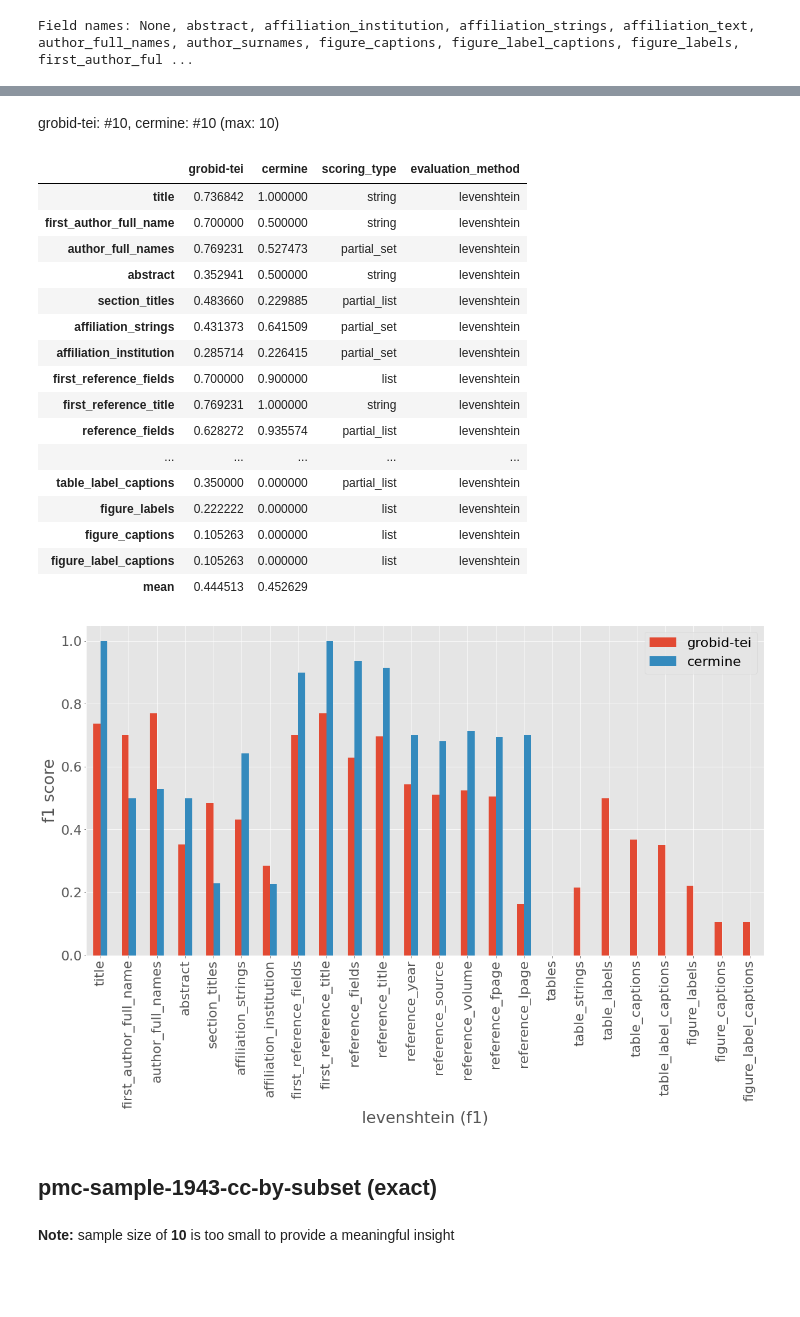
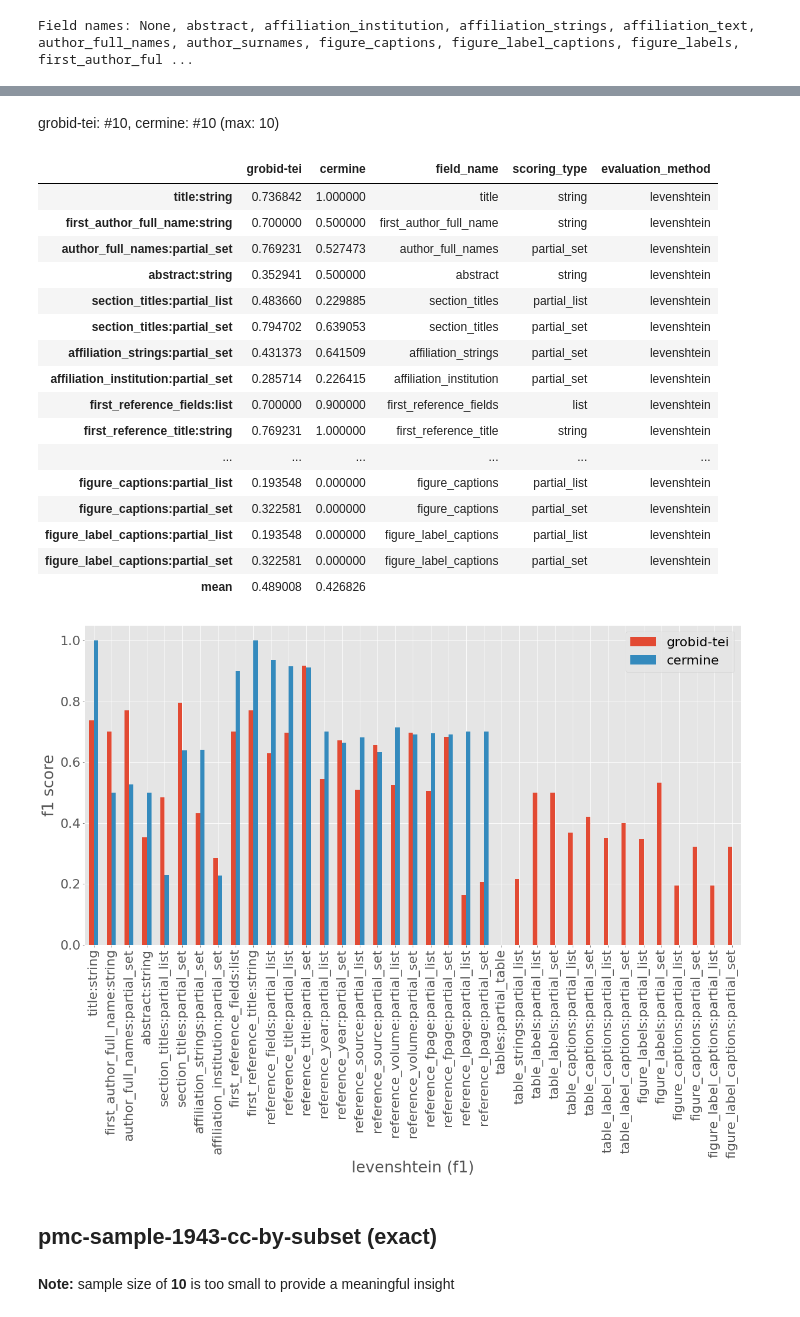
Before and after one commit to elifesciences/sciencebeam-judge, a Jupyter notebook: notebooks/conversion-results-summary.ipynb, the cells around one changed output, grey strips where cells are left out. Cells and saved outputs as stored; diff of their text form; code cells hidden in the pictures; blank space fills up the shorter version.

Commit message:
updated notebooks to handle multiple scoring types

```diff
--- a/notebooks/conversion-results-summary.ipynb
+++ b/notebooks/conversion-results-summary.ipynb
@@ -166,7 +167,11 @@ def load_result_map(all_result_paths, filename):
     for name, result_path in all_result_paths:
         full_filename = retrieve_local_copy_if_remote(os.path.join(result_path, filename))
         printmd('**Timestamp:** %s (%s)' % (datetime.fromtimestamp(os.path.getmtime(full_filename)), name))
-        df_map[name] = pd.read_csv(full_filename)
+        df = pd.read_csv(full_filename)
+        df['field_name_scoring_type'] = df['field_name'].str.cat(
+            df['scoring_type'], sep=':'
+        )
+        df_map[name] = df
         if show_tables:
             display(df_map[name].head(3))
     return df_map
@@ -205,6 +210,25 @@ def highlight_max(s):
     return ['font-weight: bold' if v else '' for v in is_max]
 
 
+def to_sorted_field_name_scoring_types(
+        field_name_scoring_types: List[str],
+        field_names: List[str]) -> List[str]:
+    available_field_name_scoring_types_map = {}
+    for field_name_scoring_type in sorted(field_name_scoring_types):
+        field_name = field_name_scoring_type.split(':')[0]
+        available_field_name_scoring_types_map.setdefault(field_name, []).append(
+            field_name_scoring_type
+        )
+    return [
+        field_name_scoring_type
+        for field_name in field_names
+        for field_name_scoring_type in available_field_name_scoring_types_map.get(
+            field_name,
+            [field_name]
+        )
+    ]
+
+
 def show_field_summaries(
         field_summaries_label_and_df, evaluation_method, score_name, field_names,
         table_id):
@@ -215,7 +239,7 @@ def show_field_summaries(
         ]
 
     def convert_df(df):
-        return df.set_index('field_name')[score_name]
+        return df.set_index('field_name_scoring_type')[score_name]
 
     short_field_summaries_label_and_df = [(short_name(k), df) for k, df in field_summaries_label_and_df]
     field_summaries_df_by_label = dict(short_field_summaries_label_and_df)
@@ -224,14 +248,17 @@ def show_field_summaries(
 
     field_details_df = pd.concat(
         filtered_df_map.values()
-    )[['field_name', 'scoring_type', 'evaluation_method']].groupby(
-        'field_name'
+    )[['field_name', 'scoring_type', 'field_name_scoring_type', 'evaluation_method']].groupby(
+        'field_name_scoring_type'
     ).agg(lambda l: ', '.join(set(l)))
 
     field_summary_df = pd.DataFrame({
         k: convert_df(filtered_df_map[k])
         for k in labels
-    })[[short_name(k) for k, _ in field_summaries_label_and_df]].reindex(field_names)
+    })[[short_name(k) for k, _ in field_summaries_label_and_df]]
+    field_summary_df = field_summary_df.reindex(to_sorted_field_name_scoring_types(
+        field_summary_df.index, field_names
+    ))
 
     field_summary_table_df = field_summary_df.merge(field_details_df, left_index=True, right_index=True)
     field_summary_table_df = pd.concat([
@@ -261,51 +288,51 @@ def show_field_summaries(
     ax = field_summary_df.plot.bar(label='f1')
     plt.xlabel('%s (%s)' % (evaluation_method, score_name))
     plt.ylabel('f1 score')
     plt.ylim([0.0, 1.05])
     plt.show()
 
 
 all_field_summaries_label_and_df = [
     (name, summary_df_map[name] if name else None)
     for name in all_result_names
 ]
 
 for evaluation_method in evaluation_methods:
     for prefix in distinct_dataset_names:
         printmd('## %s (%s)' % (prefix, evaluation_method))
         show_field_summaries(
             [
                 (name, df)
                 for name, df in all_field_summaries_label_and_df
                 if name.startswith(prefix)
             ],
             evaluation_method=evaluation_method,
             score_name='f1',
             field_names=field_names,
             table_id='%s-%s-summary' % (prefix, evaluation_method)
         )
 # %% [output]
 pmc-sample-1943-cc-by-subset (levenshtein)
 Note: sample size of 10 is too small to provide a meaningful insight
 grobid-tei: #10, cermine: #10 (max: 10)
-|  | grobid-tei | cermine | scoring_type | evaluation_method |
-| title | 0.736842 | 1.000000 | string | levenshtein |
-| first_author_full_name | 0.700000 | 0.500000 | string | levenshtein |
-| author_full_names | 0.769231 | 0.527473 | partial_set | levenshtein |
-| abstract | 0.352941 | 0.500000 | string | levenshtein |
-| section_titles | 0.483660 | 0.229885 | partial_list | levenshtein |
-| affiliation_strings | 0.431373 | 0.641509 | partial_set | levenshtein |
-| affiliation_institution | 0.285714 | 0.226415 | partial_set | levenshtein |
-| first_reference_fields | 0.700000 | 0.900000 | list | levenshtein |
-| first_reference_title | 0.769231 | 1.000000 | string | levenshtein |
-| reference_fields | 0.628272 | 0.935574 | partial_list | levenshtein |
-| ... | ... | ... | ... | ... |
-| table_label_captions | 0.350000 | 0.000000 | partial_list | levenshtein |
-| figure_labels | 0.222222 | 0.000000 | list | levenshtein |
-| figure_captions | 0.105263 | 0.000000 | list | levenshtein |
-| figure_label_captions | 0.105263 | 0.000000 | list | levenshtein |
-| mean | 0.444513 | 0.452629 |  |  |
+|  | grobid-tei | cermine | field_name | scoring_type | evaluation_method |
+| title:string | 0.736842 | 1.000000 | title | string | levenshtein |
+| first_author_full_name:string | 0.700000 | 0.500000 | first_author_full_name | string | levenshtein |
+| author_full_names:partial_set | 0.769231 | 0.527473 | author_full_names | partial_set | levenshtein |
+| abstract:string | 0.352941 | 0.500000 | abstract | string | levenshtein |
+| section_titles:partial_list | 0.483660 | 0.229885 | section_titles | partial_list | levenshtein |
+| section_titles:partial_set | 0.794702 | 0.639053 | section_titles | partial_set | levenshtein |
+| affiliation_strings:partial_set | 0.431373 | 0.641509 | affiliation_strings | partial_set | levenshtein |
+| affiliation_institution:partial_set | 0.285714 | 0.226415 | affiliation_institution | partial_set | levenshtein |
+| first_reference_fields:list | 0.700000 | 0.900000 | first_reference_fields | list | levenshtein |
+| first_reference_title:string | 0.769231 | 1.000000 | first_reference_title | string | levenshtein |
+| ... | ... | ... | ... | ... | ... |
+| figure_captions:partial_list | 0.193548 | 0.000000 | figure_captions | partial_list | levenshtein |
+| figure_captions:partial_set | 0.322581 | 0.000000 | figure_captions | partial_set | levenshtein |
+| figure_label_captions:partial_list | 0.193548 | 0.000000 | figure_label_captions | partial_list | levenshtein |
+| figure_label_captions:partial_set | 0.322581 | 0.000000 | figure_label_captions | partial_set | levenshtein |
+| mean | 0.489008 | 0.426826 |  |  |  |
-[figure, old version]
+[figure, new version]
 pmc-sample-1943-cc-by-subset (exact)
 Note: sample size of 10 is too small to provide a meaningful insight
 grobid-tei: #10, cermine: #10 (max: 10)
```
Also changed, not shown: parts of 3 cells of this notebook, 1 other file.
